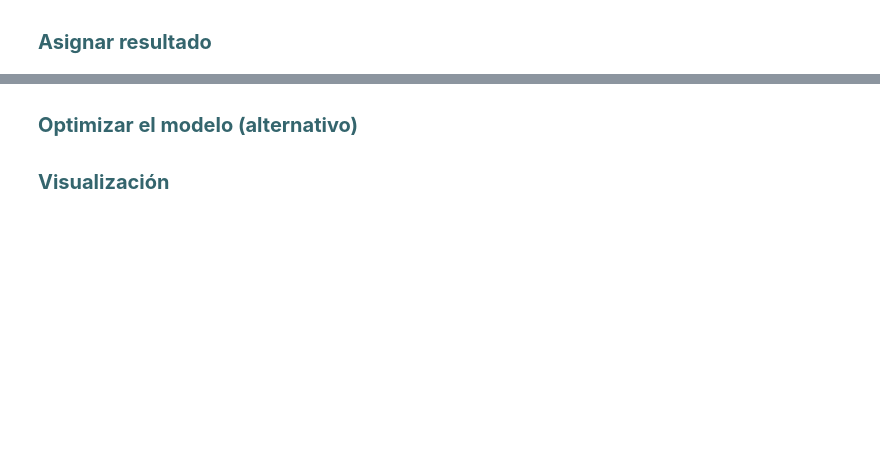
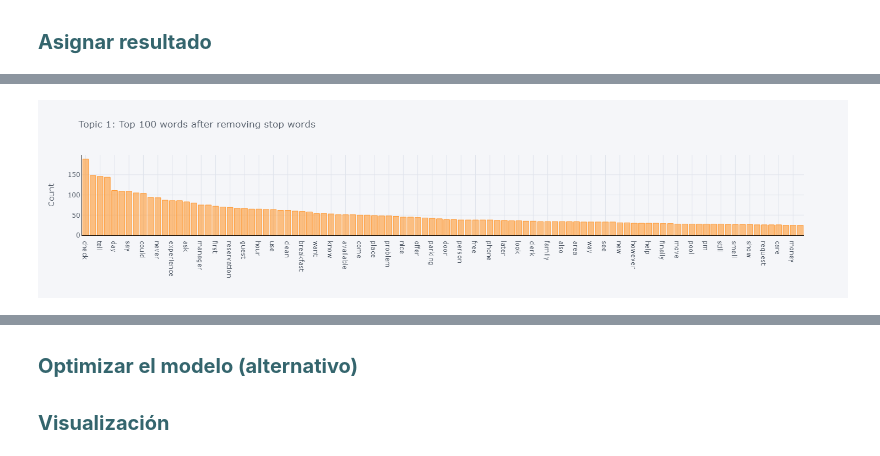
Before and after one commit to nicomorales/fallas2-ntbk, a Jupyter notebook: TP1.ipynb, the cells around one changed output, grey strips where cells are left out. Cells and saved outputs as stored; diff of their text form; code cells hidden in the pictures; blank space fills up the shorter version.

```diff
--- a/TP1.ipynb
+++ b/TP1.ipynb
@@ -162,3 +216,7 @@ lda_results = assign_model(lda)
+# %%
+plot_model(model=lda3, plot = 'frequency', topic_num = 'Topic 1')
+# %% [output]
+[figure, added]
 # %%
 lda_results.head()
 # %% [output]
```
Also changed, not shown: parts of 28 cells of this notebook, 1 other file.
